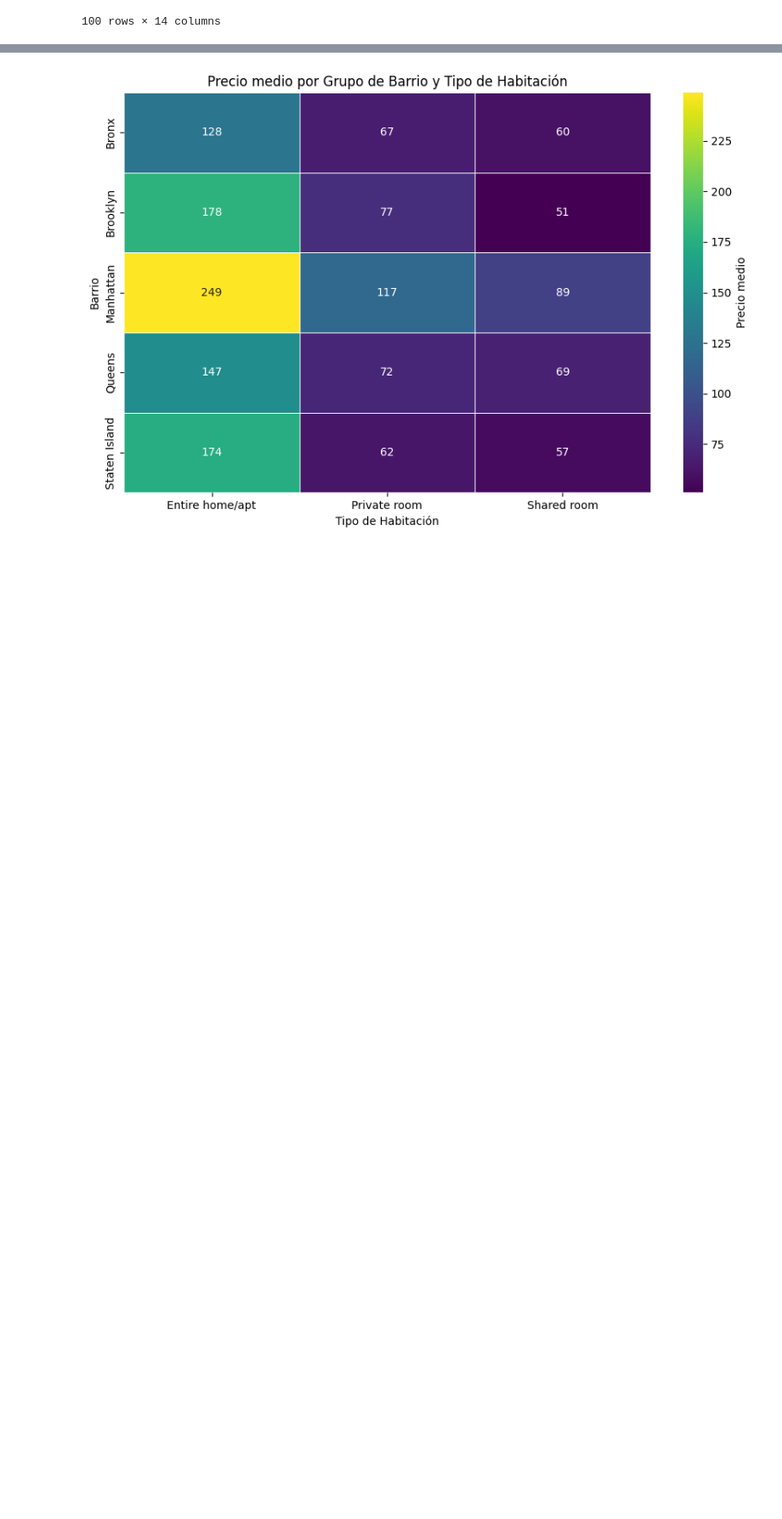
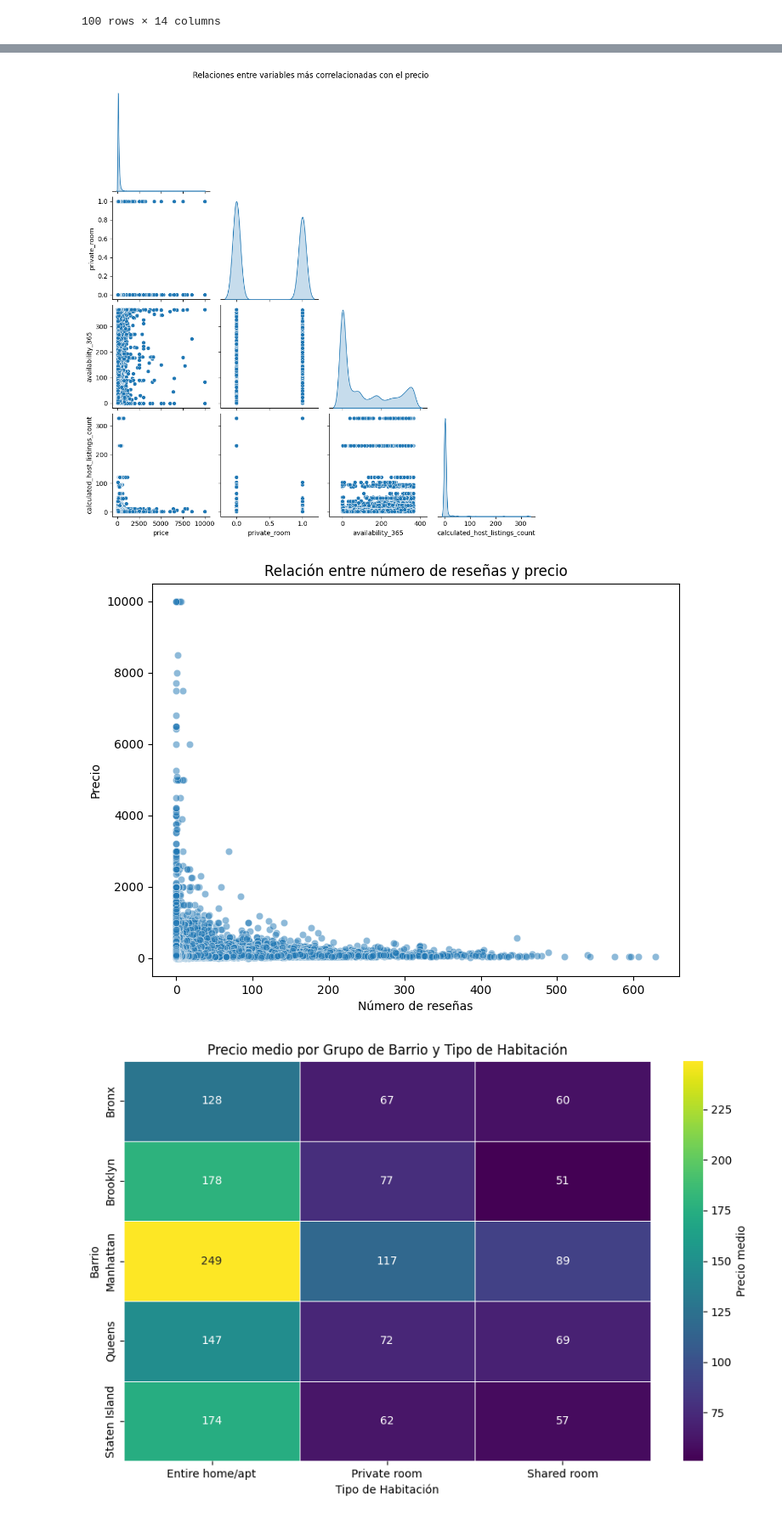
Before and after one commit to 4GeeksAcademy/machine-learning-python-template_Santi_Izquierdo, a Jupyter notebook: src/explore.ipynb, the cells around one changed output, grey strips where cells are left out. Shown at 85% size. Cells and saved outputs as stored; diff of their text form; code cells hidden in the pictures; blank space fills up the shorter version.

```diff
--- a/src/explore.ipynb
+++ b/src/explore.ipynb
@@ -241,3 +344,19 @@ df.head(100)
+# %%
+top_corr_features = corr_matrix["price"].abs().sort_values(ascending=False).head(4).index
+sns.pairplot(df[top_corr_features], diag_kind='kde', corner=True)
+plt.suptitle("Relaciones entre variables más correlacionadas con el precio", y=1.02)
+plt.show()
+
+if "number_of_reviews" in df.columns:
+    plt.figure(figsize=(8, 6))
+    sns.scatterplot(data=df, x="number_of_reviews", y="price", alpha=0.5)
+    plt.title("Relación entre número de reseñas y precio")
+    plt.xlabel("Número de reseñas")
+    plt.ylabel("Precio")
+    plt.show()
+# %% [output]
+[figure, added]
+[figure, added]
 # %%
 heat_df = (
     df
```
Also changed, not shown: parts of 32 cells of this notebook.
